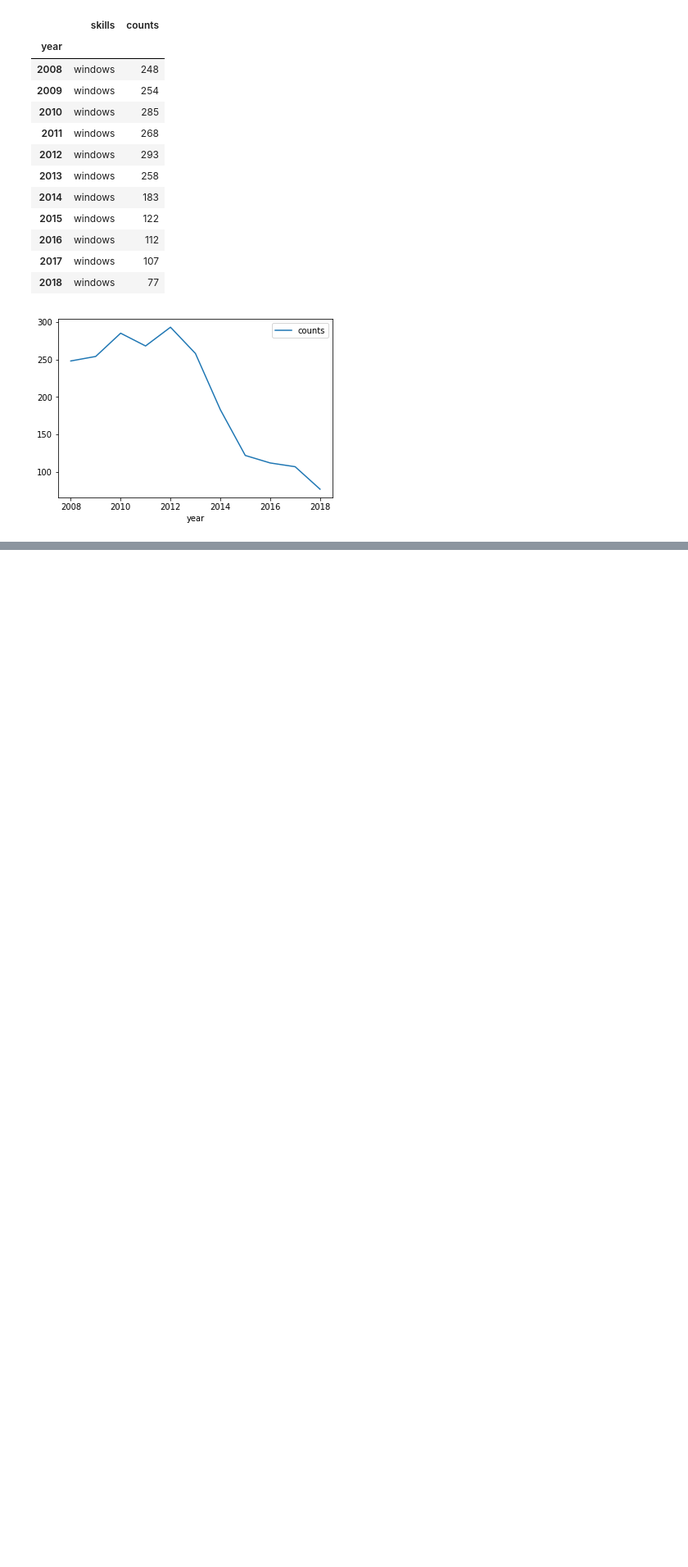
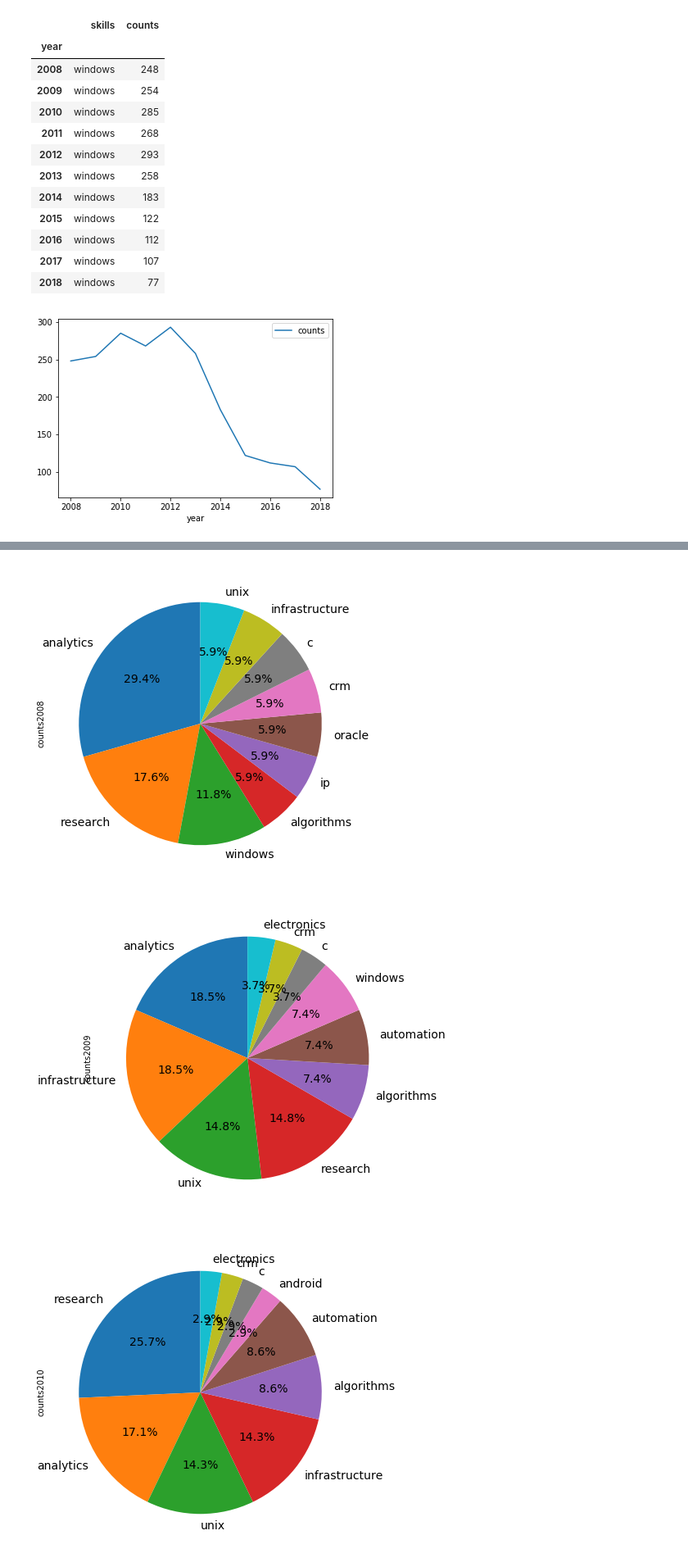
Before and after one commit to hodsonjames/employment, a Jupyter notebook: LDA_replication/tech_extraction.ipynb, the cells around one changed output, grey strips where cells are left out. Shown: that part at 82% size. Saved outputs shown, nothing was run; the diff lists cells and outputs as text; code cells hidden in the pictures; blank space fills up the shorter version.

Commit message:
Updated graphs, complete evolution part

```diff
--- a/LDA_replication/tech_extraction.ipynb
+++ b/LDA_replication/tech_extraction.ipynb
@@ -229,0 +240,22 @@ search_and_plot(comp = 'Microsoft', keyword = 'windows')
+# %%
+def plot_pie(comp = 'Google', top = 10):
+    temp = pd.DataFrame()
+    for i in range(2008, 2019):
+        read = pd.read_csv('{}_2008_2018/{}_{}.csv'.format(comp, comp, i))
+        df = pd.DataFrame(read['Skills'].value_counts().rename_axis('skills %d' % i).reset_index(name='counts%d' % i))
+        temp = pd.concat([temp, df[:top]], axis = 1)
+    #Optional: save the skillist file locally
+    #temp.to_csv('top_%d_skills.csv' % top)
+    for i in range(2008, 2019):
+        plt.figure(figsize=(20,15))
+        ax1 = plt.subplot(221, aspect='equal')
+        temp.plot(kind='pie', y = 'counts%d' % i, ax=ax1, autopct='%1.1f%%',
+                 startangle=90, shadow=False, labels=temp['skills %d' % i], legend = False, fontsize=14)
+        plt.savefig('images/{}_{}_top_{}.png'.format(comp, i, top))
+    return
+# %%
+plot_pie(comp = 'Netflix')
+# %% [output]
+[figure, added]
+[figure, added]
+[figure, added]
```
Also changed, not shown: parts of 9 cells of this notebook, 3 other files.
